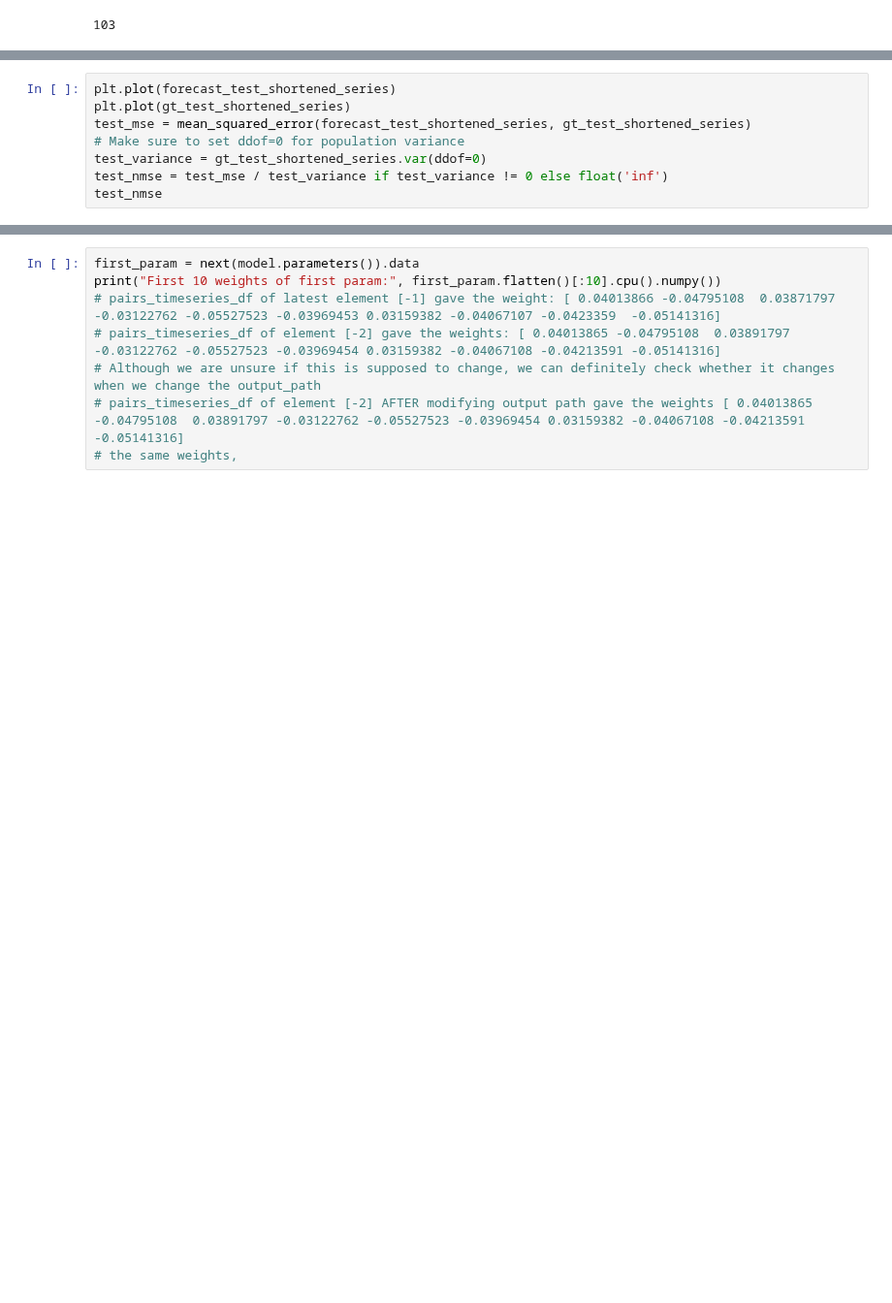
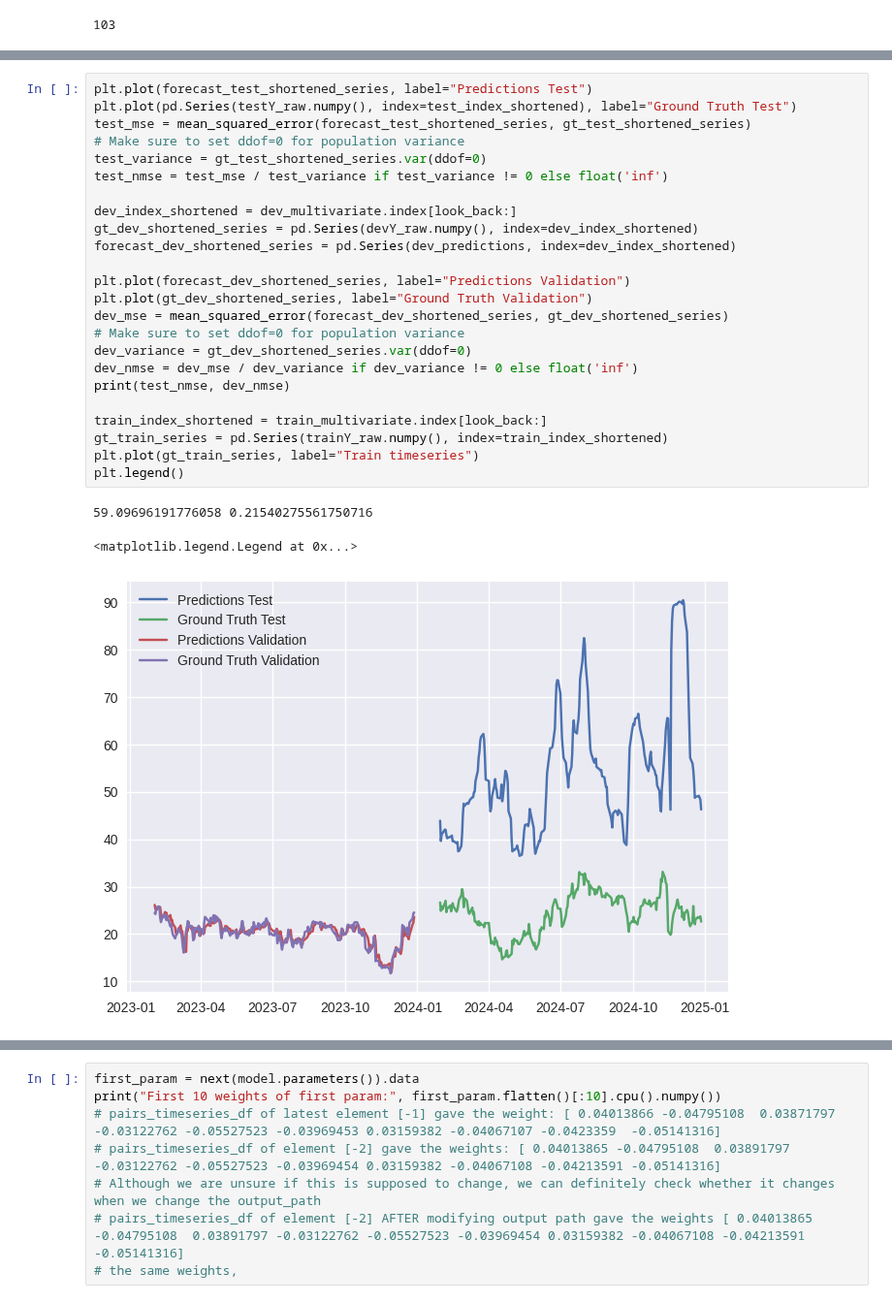
Before and after one commit to maviddoerdijk/bsc-thesis, a Jupyter notebook: exp/bug_fix_timemoe_consistency.ipynb, the cells around one changed output, grey strips where cells are left out. Shown at 97% size. Drawn from its saved outputs; the diff is of its cells as text; blank space fills up the shorter version.

```diff
--- a/exp/bug_fix_timemoe_consistency.ipynb
+++ b/exp/bug_fix_timemoe_consistency.ipynb
@@ -963,8 +922,28 @@ Plot filenames: {'yoy_returns': 'data_2008_01_01_2024_12_31_4416cb3b_plot_thresh
 # %%
-plt.plot(forecast_test_shortened_series)
-plt.plot(gt_test_shortened_series)
+plt.plot(forecast_test_shortened_series, label="Predictions Test")
+plt.plot(pd.Series(testY_raw.numpy(), index=test_index_shortened), label="Ground Truth Test")
 test_mse = mean_squared_error(forecast_test_shortened_series, gt_test_shortened_series)
 # Make sure to set ddof=0 for population variance
 test_variance = gt_test_shortened_series.var(ddof=0)
 test_nmse = test_mse / test_variance if test_variance != 0 else float('inf')
-test_nmse
+
+dev_index_shortened = dev_multivariate.index[look_back:]
+gt_dev_shortened_series = pd.Series(devY_raw.numpy(), index=dev_index_shortened)
+forecast_dev_shortened_series = pd.Series(dev_predictions, index=dev_index_shortened)
+
+plt.plot(forecast_dev_shortened_series, label="Predictions Validation")
+plt.plot(gt_dev_shortened_series, label="Ground Truth Validation")
+dev_mse = mean_squared_error(forecast_dev_shortened_series, gt_dev_shortened_series)
+# Make sure to set ddof=0 for population variance
+dev_variance = gt_dev_shortened_series.var(ddof=0)
+dev_nmse = dev_mse / dev_variance if dev_variance != 0 else float('inf')
+print(test_nmse, dev_nmse)
+
+train_index_shortened = train_multivariate.index[look_back:]
+gt_train_series = pd.Series(trainY_raw.numpy(), index=train_index_shortened)
+plt.plot(gt_train_series, label="Train timeseries")
+plt.legend()
+# %% [output]
+59.09696191776058 0.21540275561750716
+<matplotlib.legend.Legend at 0x...>
+[figure, added]
```
Also changed, not shown: parts of 9 cells of this notebook.
